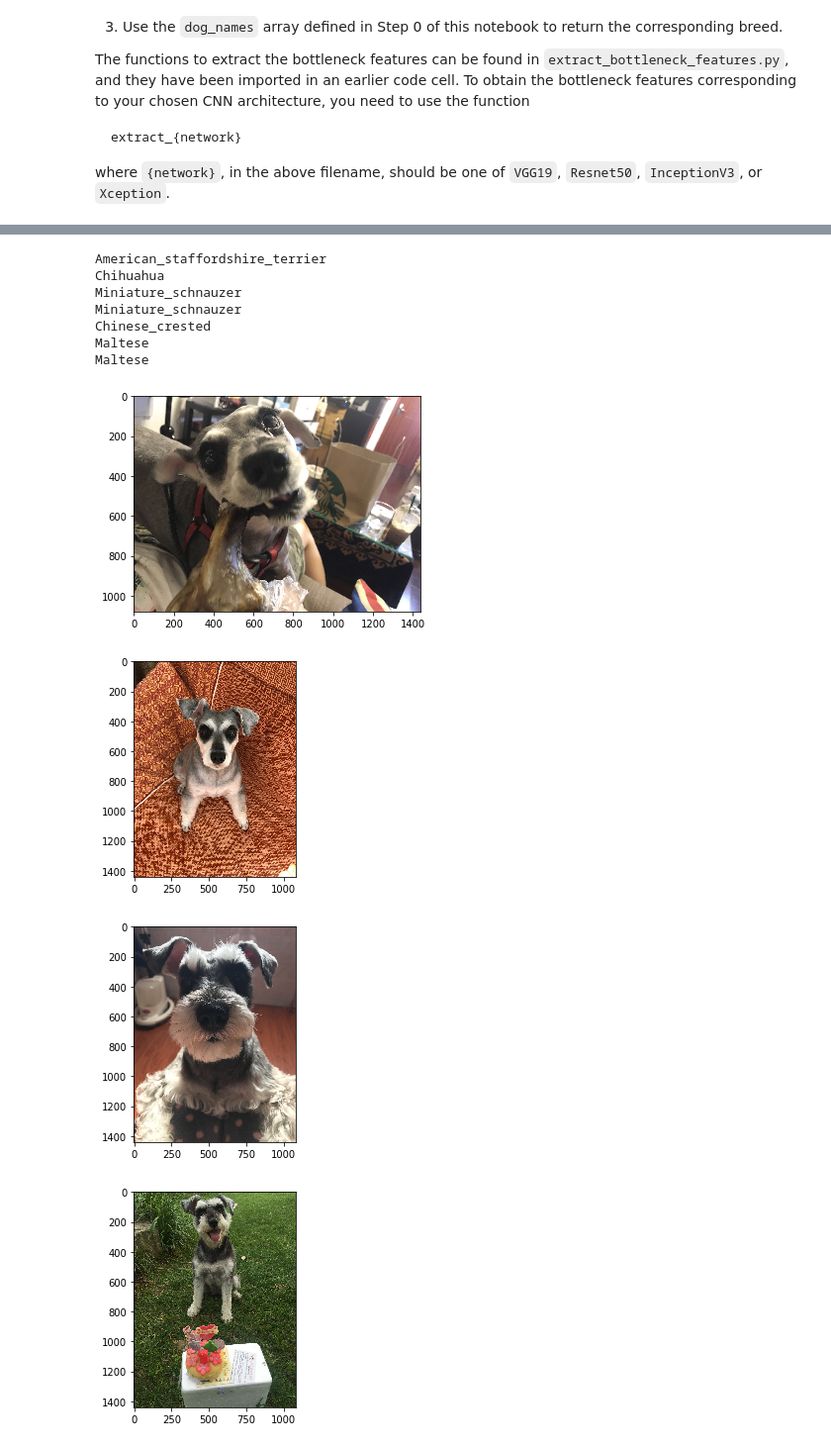
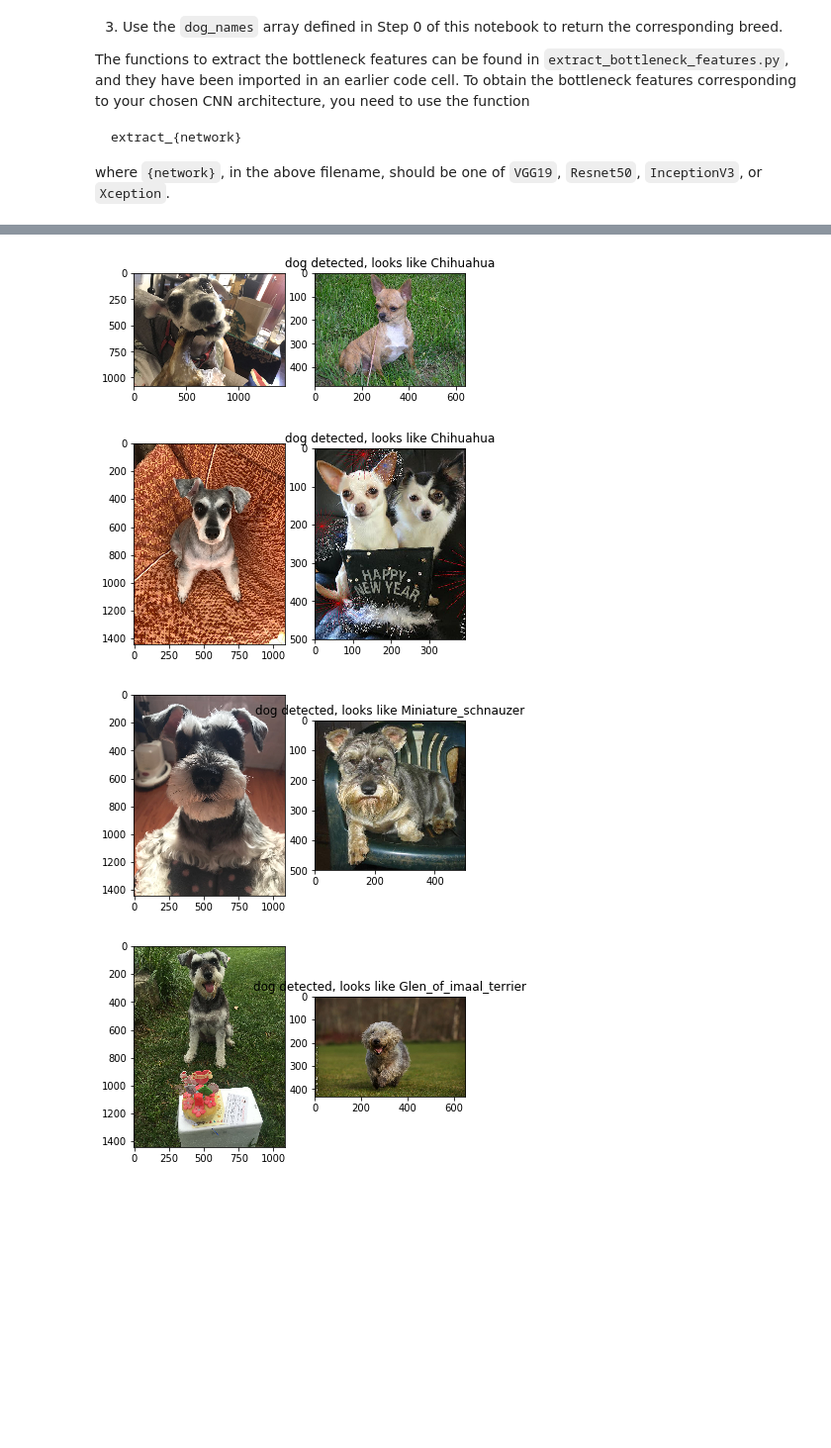
Before and after one commit to zeroohub/dog-project, a Jupyter notebook: dog_app.ipynb, the cells around one changed output, grey strips where cells are left out. Shown at 99% size. Cells and saved outputs as stored; diff of their text form; code cells hidden in the pictures; blank space fills up the shorter version.

```diff
--- a/dog_app.ipynb
+++ b/dog_app.ipynb
@@ -414,7 +415,7 @@ from keras.callbacks import ModelCheckpoint
 
 ### TODO: specify the number of epochs that you would like to use to train the model.
 
-epochs = 10
+epochs = 5
 
 ### Do NOT modify the code below this line.
 
@@ -743,26 +759,40 @@ __Answer:__
+# %%
+import os
+import re
+import random
+def get_breed_img(breed):
+    robj = re.compile('\d+\.{}'.format(breed))
+    img_folder = None
+    for f in os.listdir('dogImages/train/'):
+        if robj.match(f):
+            img_folder = os.path.join('dogImages/train/', f)
+            break
+    if not img_folder:
+        return
+    all_imgs = [i for i in os.listdir(img_folder) if i != '.DS_Store']
+    return os.path.join(img_folder, random.choice(all_imgs))
 # %%
 ## TODO: Execute your algorithm from Step 6 on
 ## at least 6 images on your computer.
 ## Feel free to use as many code cells as needed.
 import os
-from matplotlib.pyplot import imshow
-import numpy as np
-from PIL import Image
-imgs = [os.path.join('sample_images', img)  for img in os.listdir('sample_images')]
+from matplotlib import pyplot as plt
+import matplotlib.image as mpimg
 
-for img in imgs:
-    plt.figure()
-    plt.imshow(np.asarray(Image.open(img, 'r')))
-    print check_breed(img)
+img_paths = [os.path.join('sample_images', img)  for img in os.listdir('sample_images')]
+
+for img_path in img_paths:
+    kind, breed = check_breed(img_path)
+    if not kind:
+        continue
+#     plt.figure()
+    f, axarr = plt.subplots(1,2)
+    axarr[0].imshow(mpimg.imread(img_path))
+    axarr[1].imshow(mpimg.imread(get_breed_img(breed)))
+    plt.title('{} detected, looks like {}'.format(kind, breed))
+    plt.show()
 # %% [output]
-American_staffordshire_terrier
-Chihuahua
-Miniature_schnauzer
-Miniature_schnauzer
-Chinese_crested
-Maltese
-Maltese
-[figure, old version]
+[figure, new version]
-[figure, old version]
+[figure, new version]
-[figure, old version]
+[figure, new version]
-[figure, old version]
+[figure, new version]
```
Also changed, not shown: parts of 15 cells of this notebook, 4 other files.
